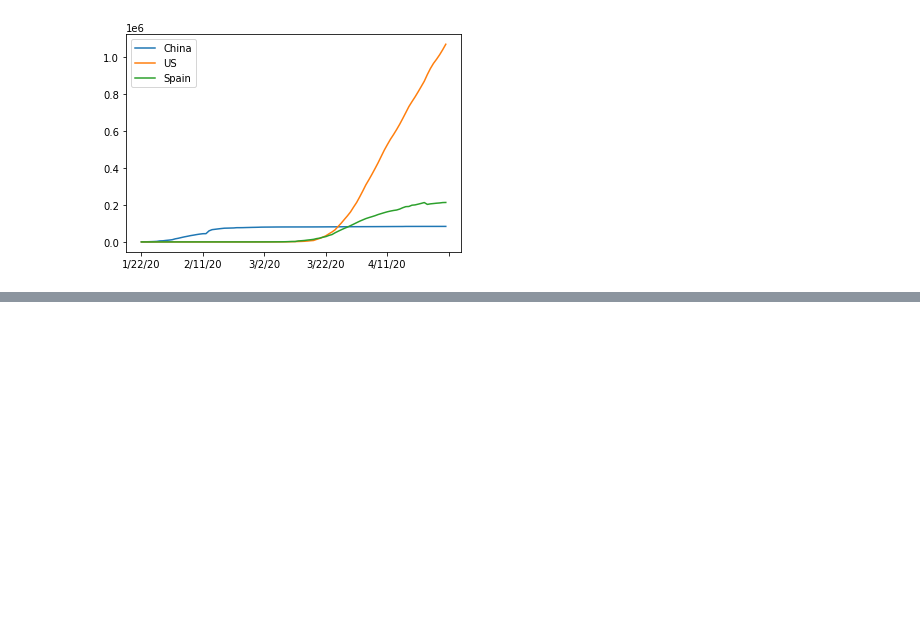
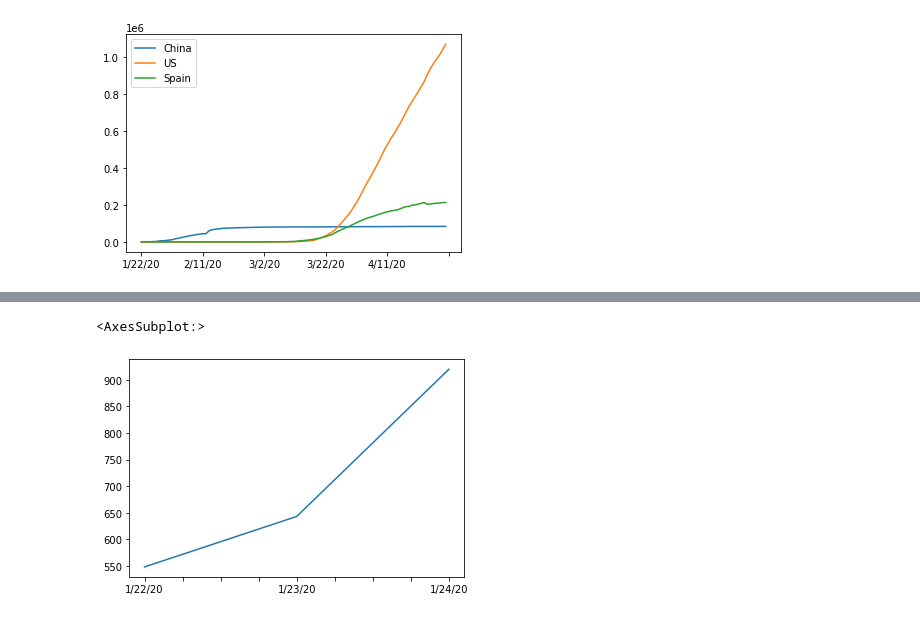
Before and after one commit to ThuanHLe/Python_Project, a Jupyter notebook: Covid_19_Data_Analysis.ipynb, the cells around one changed output, grey strips where cells are left out. Cells and saved outputs as stored; diff of their text form; code cells hidden in the pictures; blank space fills up the shorter version.

```diff
--- a/Covid_19_Data_Analysis.ipynb
+++ b/Covid_19_Data_Analysis.ipynb
@@ -106,0 +115,5 @@ plt.legend()
+# %%
+corona_dataset_aggregated.loc['China'][:3].plot()
+# %% [output]
+<AxesSubplot:>
+[figure, added]
```
Also changed, not shown: parts of 17 cells of this notebook.
